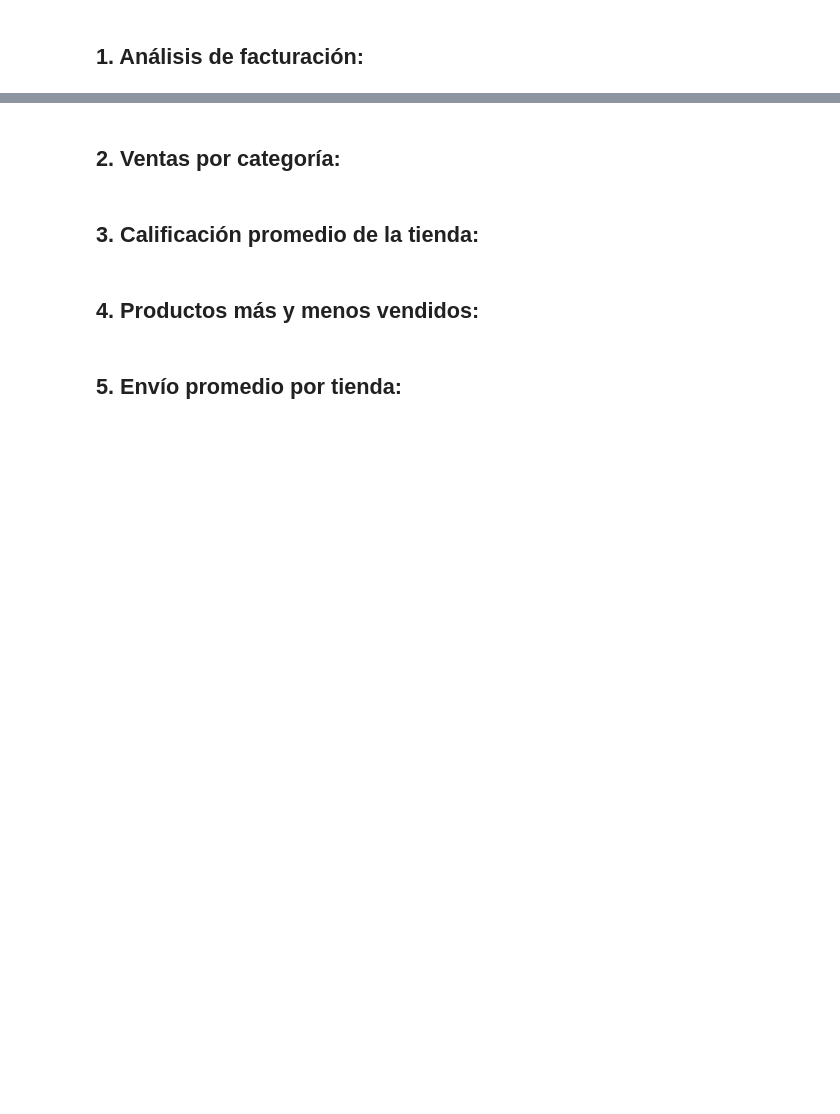
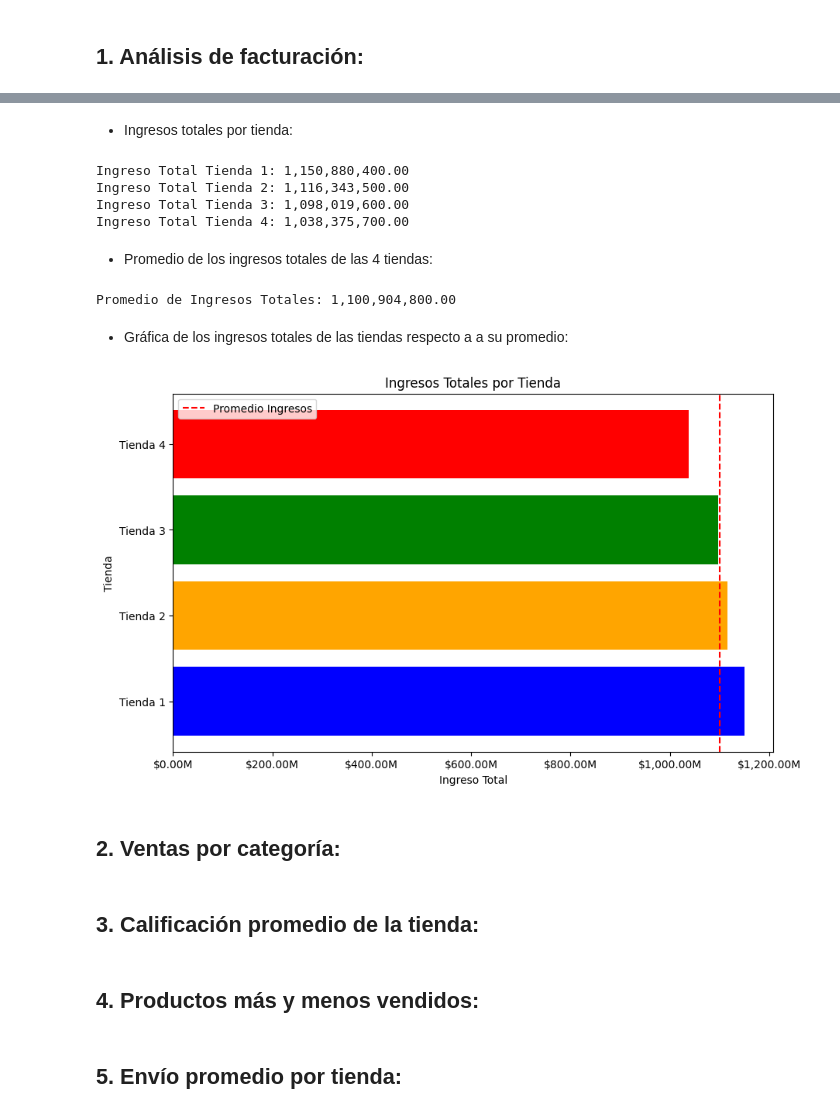
Before and after one commit to Afes-reop/Challenge-Alura-1, a Jupyter notebook: Challenge Alura 1.ipynb, the cells around one changed output, grey strips where cells are left out. Cells and saved outputs as stored; diff of their text form; code cells hidden in the pictures; blank space fills up the shorter version.

```diff
--- a/Challenge Alura 1.ipynb
+++ b/Challenge Alura 1.ipynb
@@ -64,3 +64,42 @@ tienda1.head()
+# %% [markdown]
+- Ingresos totales por tienda:
+# %%
+stores = [tienda1, tienda2, tienda3, tienda4];
+sum_stores = [];
+
+for store in stores:
+    sum_stores.append(store['Precio'].sum());
+
+print(f"Ingreso Total Tienda 1: {sum_stores[0]:,.2f}")
+print(f"Ingreso Total Tienda 2: {sum_stores[1]:,.2f}")
+print(f"Ingreso Total Tienda 3: {sum_stores[2]:,.2f}")
+print(f"Ingreso Total Tienda 4: {sum_stores[3]:,.2f}")
+# %% [output]
+Ingreso Total Tienda 1: 1,150,880,400.00
+Ingreso Total Tienda 2: 1,116,343,500.00
+Ingreso Total Tienda 3: 1,098,019,600.00
+Ingreso Total Tienda 4: 1,038,375,700.00
+# %% [markdown]
+- Promedio de los ingresos totales de las 4 tiendas:
+# %%
+promedio_ingresos = np.mean(sum_stores);
+print(f"Promedio de Ingresos Totales: {promedio_ingresos:,.2f}")
+# %% [output]
+Promedio de Ingresos Totales: 1,100,904,800.00
+# %% [markdown]
+- Gráfica de los ingresos totales de las tiendas respecto a a su promedio:
+# %%
+plt.figure(figsize=(10, 6));
+plt.axvline(promedio_ingresos, color='red', linestyle='--', label='Promedio Ingresos');
+plt.legend();
+plt.title('Ingresos Totales por Tienda');
+plt.ylabel('Tienda');
+plt.xlabel('Ingreso Total');
+escalax = ticker.FuncFormatter(lambda x, pos: '${:,.2f}M'.format(x/1e6));
+plt.gca().xaxis.set_major_formatter(escalax);
+plt.barh(['Tienda 1', 'Tienda 2', 'Tienda 3', 'Tienda 4'], sum_stores, color=['blue', 'orange', 'green', 'red']);
+# %% [output]
+[figure, added]
 # %% [markdown]
 ## 2. Ventas por categoría:
 # %% [markdown]
```
Also changed, not shown: parts of 4 cells of this notebook.
